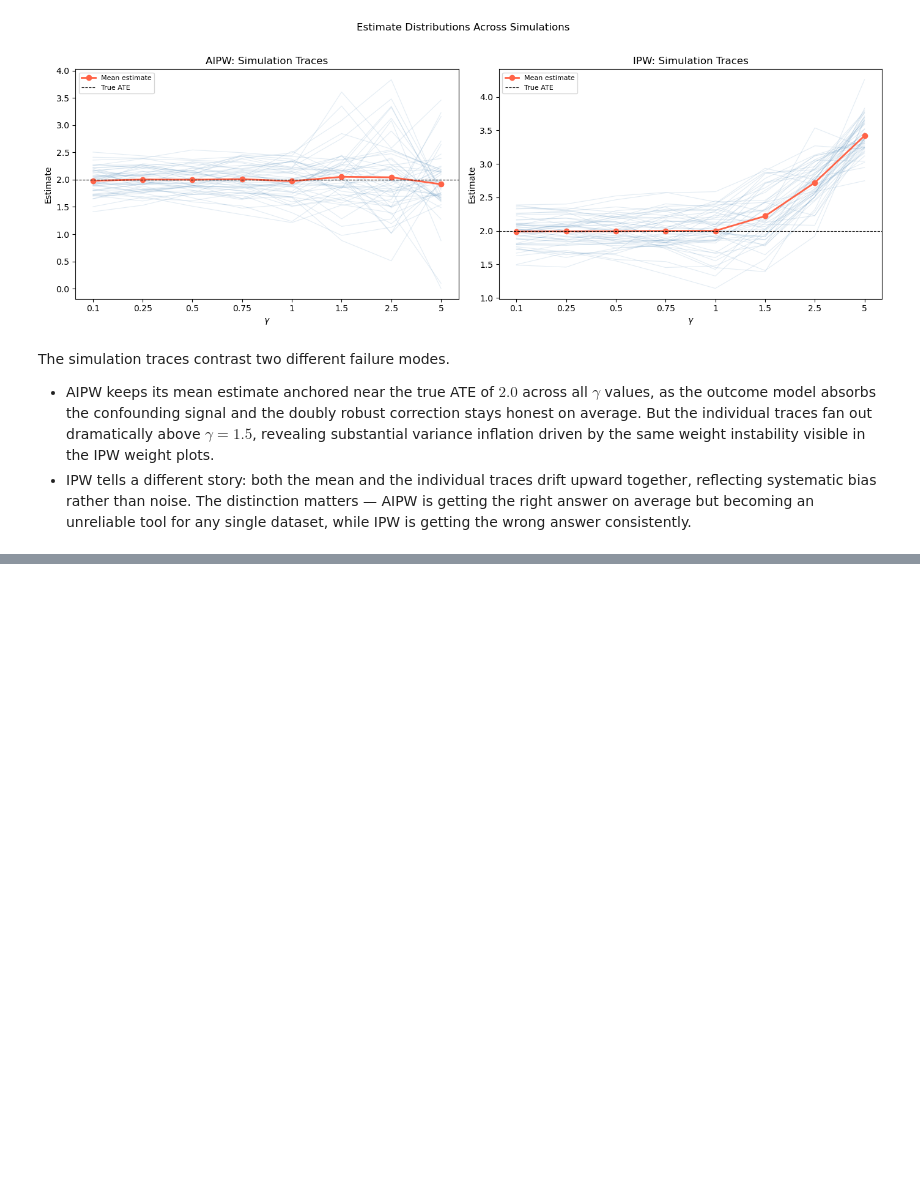
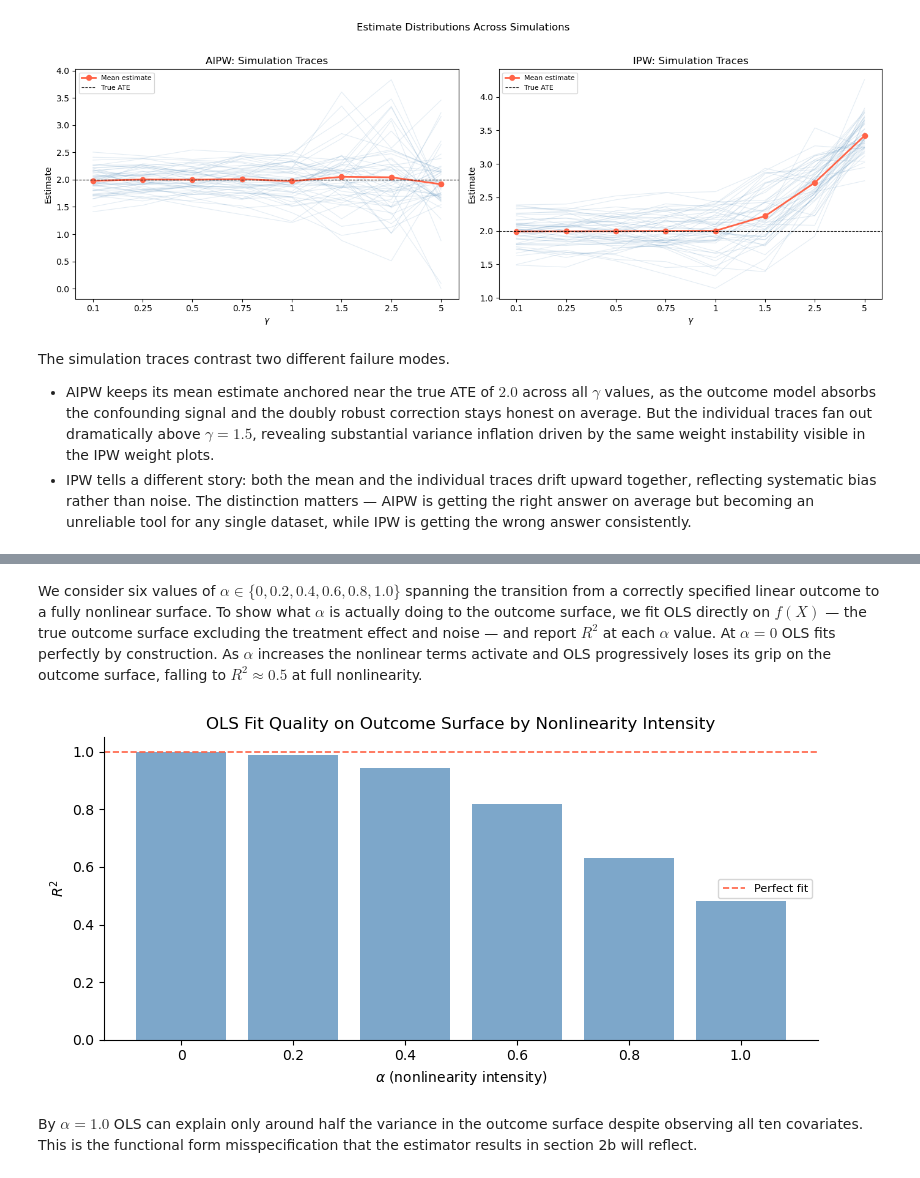
Before and after one commit to abfazal1/causal-lab, a Jupyter notebook: causal-ate.ipynb, the cells around one changed output, grey strips where cells are left out. Drawn from its saved outputs; the diff is of its cells as text; code cells hidden in the pictures; blank space fills up the shorter version.

Commit message:
Scenario 2 (Outcome Nonlinearity) complete.

```diff
--- a/causal-ate.ipynb
+++ b/causal-ate.ipynb
@@ -550,0 +655,50 @@ TBC
+# %% [markdown]
+We consider six values of $\alpha \in \{0, 0.2, 0.4, 0.6, 0.8, 1.0\}$ spanning
+the transition from a correctly specified linear outcome to a fully nonlinear
+surface. To show what $\alpha$ is actually doing to the outcome surface, we fit
+OLS directly on $f(X)$ — the true outcome surface excluding the treatment effect
+and noise — and report $R^2$ at each $\alpha$ value. At $\alpha=0$ OLS fits
+perfectly by construction. As $\alpha$ increases the nonlinear terms activate
+and OLS progressively loses its grip on the outcome surface, falling to $R^2
+\approx 0.5$ at full nonlinearity.
+# %%
+ALPHAS = [0, 0.2, 0.4, 0.6, 0.8, 1.0]
+
+from sklearn.linear_model import LinearRegression
+from sklearn.metrics import r2_score
+
+r2_scores = []
+
+for alpha in ALPHAS:
+    Y, T, X, ps = make_nonlinear_dgp(alpha=alpha)
+    f_linear = 3 * X[:, 0] + 2 * X[:, 1] + 1.5 * X[:, 2]
+    f_nonlinear = (
+        2.0 * np.sin(X[:, 0])
+        + 0.4 * X[:, 1]**2
+        - 0.3 * X[:, 2]**3
+        + 1.5 * np.exp(-0.5 * (X[:, 3]**2 + X[:, 4]**2))
+        + 1.5 * np.log1p(np.abs(X[:, 5] + X[:, 6]))
+        + 1.0 * X[:, 7] * X[:, 8]
+    )
+    f_true = (1 - alpha) * f_linear + alpha * f_nonlinear
+    f_hat  = LinearRegression().fit(X, f_true).predict(X)
+    r2_scores.append(r2_score(f_true, f_hat))
+
+fig, ax = plt.subplots(figsize=(8, 4))
+ax.bar([str(a) for a in ALPHAS], r2_scores, color="steelblue", alpha=0.7, edgecolor="none")
+ax.set_xlabel(r"$\alpha$ (nonlinearity intensity)")
+ax.set_ylabel("$R^2$")
+ax.set_title("OLS Fit Quality on Outcome Surface by Nonlinearity Intensity")
+ax.set_ylim(0, 1.05)
+ax.axhline(1.0, color="tomato", linewidth=1.2, linestyle="--", label="Perfect fit")
+ax.legend(fontsize=8)
+ax.spines[["top", "right"]].set_visible(False)
+plt.tight_layout()
+plt.savefig("images/nonlinear_r2.png", dpi=150, bbox_inches="tight")
+plt.show()
+# %% [output]
+[figure, added]
+# %% [markdown]
+By $\alpha=1.0$ OLS can explain only around half the variance in the outcome
+surface despite observing all ten covariates. This is the functional form
+misspecification that the estimator results in section 2b will reflect.
```
Also changed, not shown: parts of 16 cells of this notebook, 3 other files.
